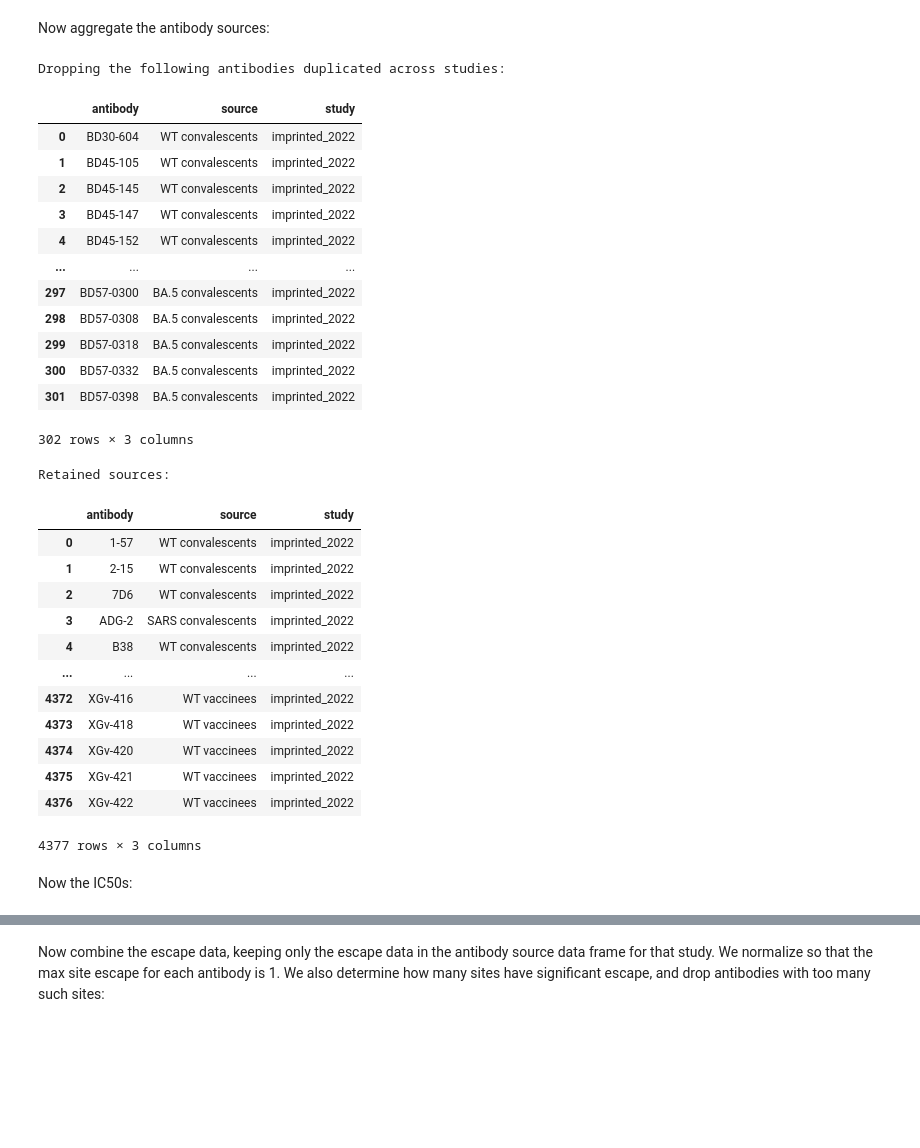
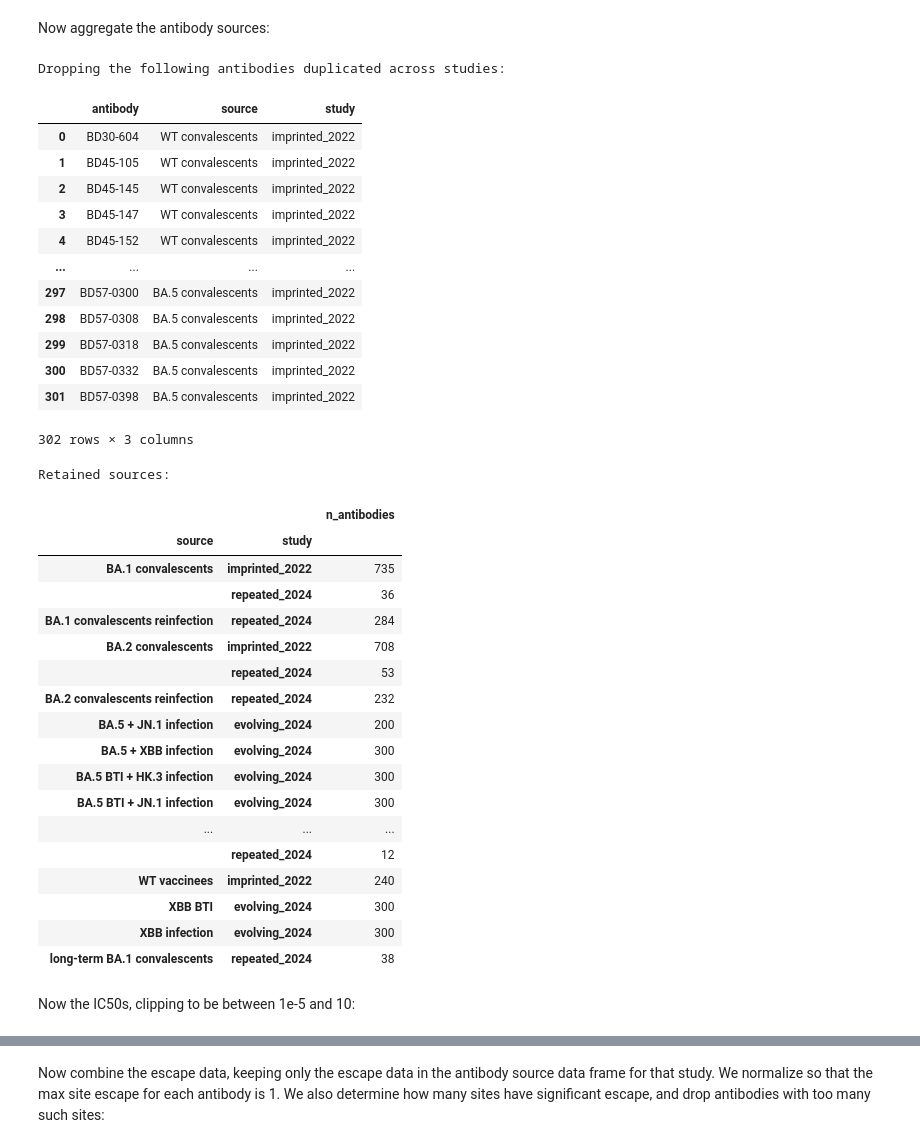
Before and after one commit to jbloomlab/SARS2-RBD-escape-calc, a Jupyter notebook: process_data.ipynb, the cells around one changed output, grey strips where cells are left out. Saved outputs shown, nothing was run; the diff lists cells and outputs as text; code cells hidden in the pictures; blank space fills up the shorter version.

```diff
--- a/process_data.ipynb
+++ b/process_data.ipynb
@@ -24,0 +29,13 @@ antibody_reweighting = config["antibody_reweighting"]
+# %%
+# read the data for Excel Data S2
+evolving_2024_info = (
+    pd.read_excel(
+        "https://static-content.springer.com/esm/art%3A10.1038%2Fs41586-024-08315-x/MediaObjects/41586_2024_8315_MOESM5_ESM.xlsx",
+        header=1,
+    )
+    .assign(study="evolving_2024")
+)
+
+assert len(evolving_2024_info) == evolving_2024_info["antibody"].nunique()
+
+print(f"{evolving_2024_info['antibody'].nunique()=}")
@@ -24,0 +44,14 @@ antibody_reweighting = config["antibody_reweighting"]
+# %%
+# get the antibody sources
+evolving_2024_source = (
+    evolving_2024_info
+    [["antibody", "source", "study"]]
+)
+
+print("Number of antibodies from each source:")
+display(
+    evolving_2024_source
+    .groupby(["study", "source"])
+    .aggregate(n_antibodies=pd.NamedAgg("antibody", "nunique"))
+    .sort_values("n_antibodies", ascending=False)
+)
@@ -429,7 +568,7 @@ Now aggregate the antibody sources:
 # %%
 antibody_source = (
     pd.concat(
-        [repeated_2024_source, imprinted_2022_source],
+        [evolving_2024_source, repeated_2024_source, imprinted_2022_source],
         ignore_index=True,
     )
     .assign(
@@ -440,49 +579,58 @@ antibody_source = (
 )
 
 assert (
     antibody_source["antibody"].nunique()
     == len(antibody_source[["antibody", "source"]].drop_duplicates())
 )
 
 print("Dropping the following antibodies duplicated across studies:")
 display(antibody_source.groupby("antibody").tail(-1).reset_index(drop=True))
 
 # keep just one of antibodies repeated across studies
 antibody_source = antibody_source.groupby("antibody").first().reset_index()
 
 print("\nRetained sources:")
-display(antibody_source)
+display(
+    antibody_source
+    .groupby(["source", "study"])
+    .aggregate(n_antibodies=pd.NamedAgg("antibody", "count"))
+)
 # %% [output]
 Dropping the following antibodies duplicated across studies:
 |  | antibody | source | study |
 | 0 | BD30-604 | WT convalescents | imprinted_2022 |
 | 1 | BD45-105 | WT convalescents | imprinted_2022 |
 | 2 | BD45-145 | WT convalescents | imprinted_2022 |
 | 3 | BD45-147 | WT convalescents | imprinted_2022 |
 | 4 | BD45-152 | WT convalescents | imprinted_2022 |
 | ... | ... | ... | ... |
 | 297 | BD57-0300 | BA.5 convalescents | imprinted_2022 |
 | 298 | BD57-0308 | BA.5 convalescents | imprinted_2022 |
 | 299 | BD57-0318 | BA.5 convalescents | imprinted_2022 |
 | 300 | BD57-0332 | BA.5 convalescents | imprinted_2022 |
 | 301 | BD57-0398 | BA.5 convalescents | imprinted_2022 |
 302 rows × 3 columns
 Retained sources:
-|  | antibody | source | study |
-| 0 | 1-57 | WT convalescents | imprinted_2022 |
-| 1 | 2-15 | WT convalescents | imprinted_2022 |
-| 2 | 7D6 | WT convalescents | imprinted_2022 |
-| 3 | ADG-2 | SARS convalescents | imprinted_2022 |
-| 4 | B38 | WT convalescents | imprinted_2022 |
-| ... | ... | ... | ... |
-| 4372 | XGv-416 | WT vaccinees | imprinted_2022 |
-| 4373 | XGv-418 | WT vaccinees | imprinted_2022 |
-| 4374 | XGv-420 | WT vaccinees | imprinted_2022 |
-| 4375 | XGv-421 | WT vaccinees | imprinted_2022 |
-| 4376 | XGv-422 | WT vaccinees | imprinted_2022 |
+|  |  | n_antibodies |
+| source | study |  |
+| BA.1 convalescents | imprinted_2022 | 735 |
+|  | repeated_2024 | 36 |
+| BA.1 convalescents reinfection | repeated_2024 | 284 |
+| BA.2 convalescents | imprinted_2022 | 708 |
+|  | repeated_2024 | 53 |
+| BA.2 convalescents reinfection | repeated_2024 | 232 |
+| BA.5 + JN.1 infection | evolving_2024 | 200 |
+| BA.5 + XBB infection | evolving_2024 | 300 |
+| BA.5 BTI + HK.3 infection | evolving_2024 | 300 |
+| BA.5 BTI + JN.1 infection | evolving_2024 | 300 |
+| ... | ... | ... |
+|  | repeated_2024 | 12 |
+| WT vaccinees | imprinted_2022 | 240 |
+| XBB BTI | evolving_2024 | 300 |
+| XBB infection | evolving_2024 | 300 |
+| long-term BA.1 convalescents | repeated_2024 | 38 |
-4377 rows × 3 columns
 # %% [markdown]
-Now the IC50s:
+Now the IC50s, clipping to be between 1e-5 and 10:
 # %%
 antibody_ic50s = (
     pd.concat(
```
Also changed, not shown: parts of 11 cells of this notebook, 4 other files.
